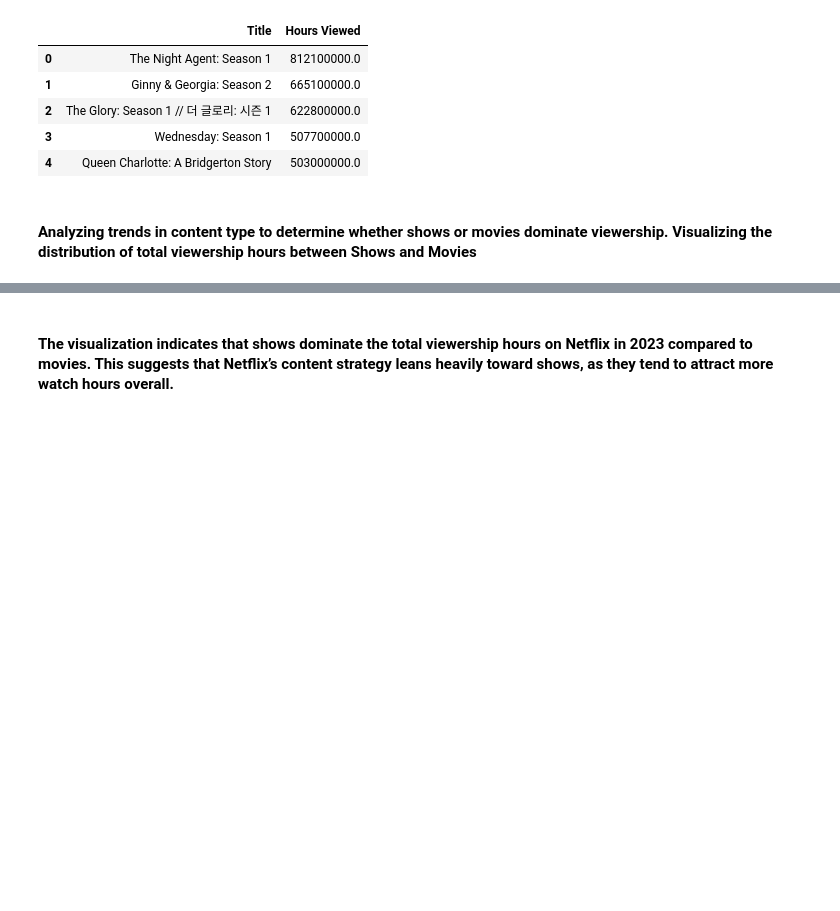
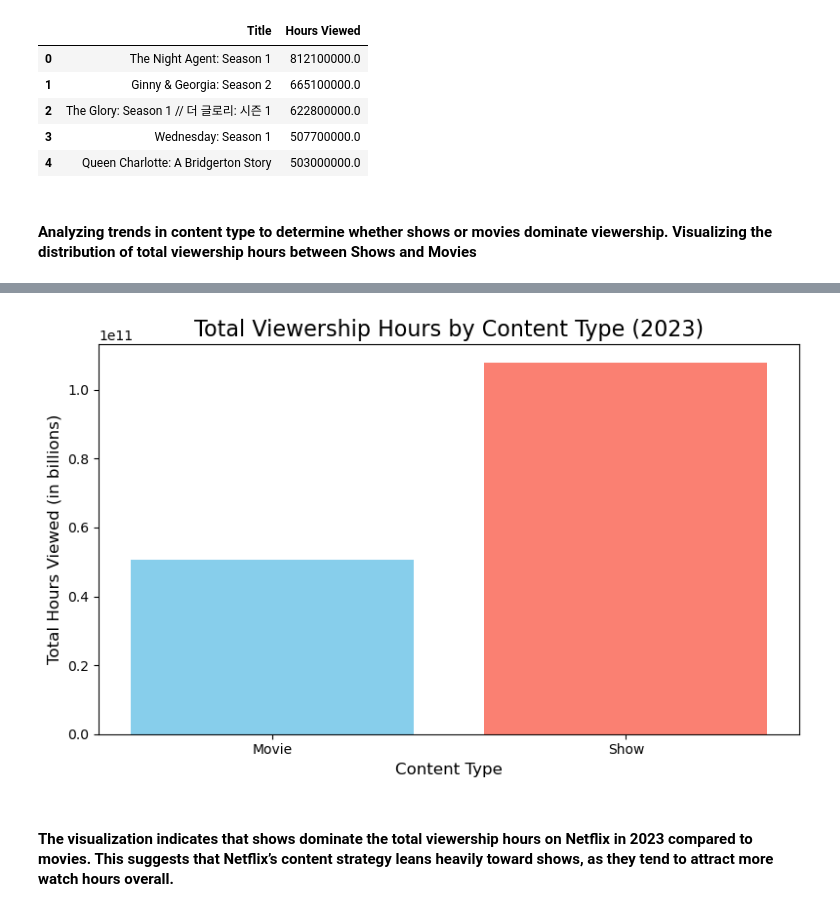
Before and after one commit to Richa-Singh31/Netflix-Content-Strategy-Analysis, a Jupyter notebook: analysis.ipynb, the cells around one changed output, grey strips where cells are left out. Cells and saved outputs as stored; diff of their text form; code cells hidden in the pictures; blank space fills up the shorter version.

```diff
--- a/analysis.ipynb
+++ b/analysis.ipynb
@@ -6,12 +6,7 @@
 #### Importing Libraries And Data
 # %%
 import pandas as pd
-import plotly.graph_objects as go
-import plotly.io as pio
-pio.templates.default = "plotly_white"
-from plotly.offline import init_notebook_mode, iplot
-init_notebook_mode(connected=True)
-
+import matplotlib.pyplot as plt
 netflix_data = pd.read_csv("assets/netflix_content_2023.csv")
 
 netflix_data.head()
@@ -50,22 +45,15 @@ netflix_data[['Title', 'Hours Viewed']].head()
 # %%
 content_type_viewership = netflix_data.groupby('Content Type')['Hours Viewed'].sum()
 
-fig = go.Figure(data=[
-    go.Bar(
-        x=content_type_viewership.index,
-        y=content_type_viewership.values,
-        marker_color=['skyblue', 'salmon']
-    )
-])
+plt.figure(figsize=(8, 5))
+plt.bar(content_type_viewership.index, content_type_viewership.values, color=['skyblue', 'salmon'])
 
-fig.update_layout(
-    title='Total Viewership Hours by Content Type (2023)',
-    xaxis_title='Content Type',
-    yaxis_title='Total Hours Viewed (in billions)',
-    xaxis_tickangle=0,
-    height=500,
-    width=800
-)
+plt.title('Total Viewership Hours by Content Type (2023)', fontsize=16)
+plt.xlabel('Content Type', fontsize=12)
+plt.ylabel('Total Hours Viewed (in billions)', fontsize=12)
 
-iplot(fig)
+plt.xticks(rotation=0)
+
+plt.tight_layout()
+plt.show()
 # %% [output]
@@ -73,3 +60,4 @@ iplot(fig)
+[figure, added]
 # %% [markdown]
 #### The visualization indicates that shows dominate the total viewership hours on Netflix in 2023 compared to movies. This suggests that Netflix’s content strategy leans heavily toward shows, as they tend to attract more watch hours overall.
 # %% [markdown]
```
Also changed, not shown: parts of 9 cells of this notebook.
